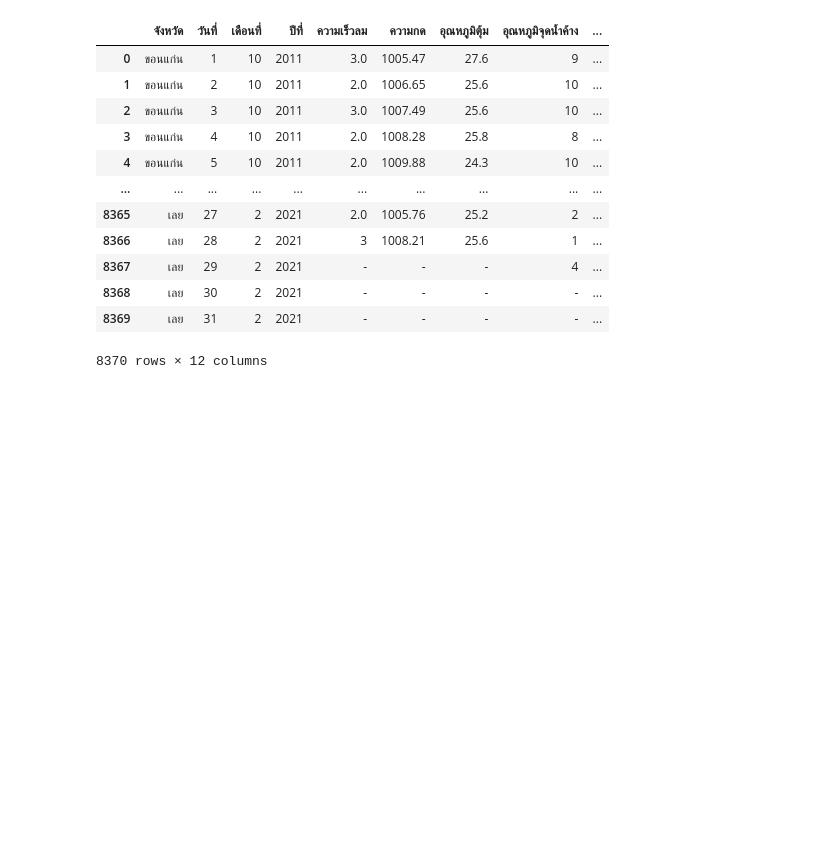
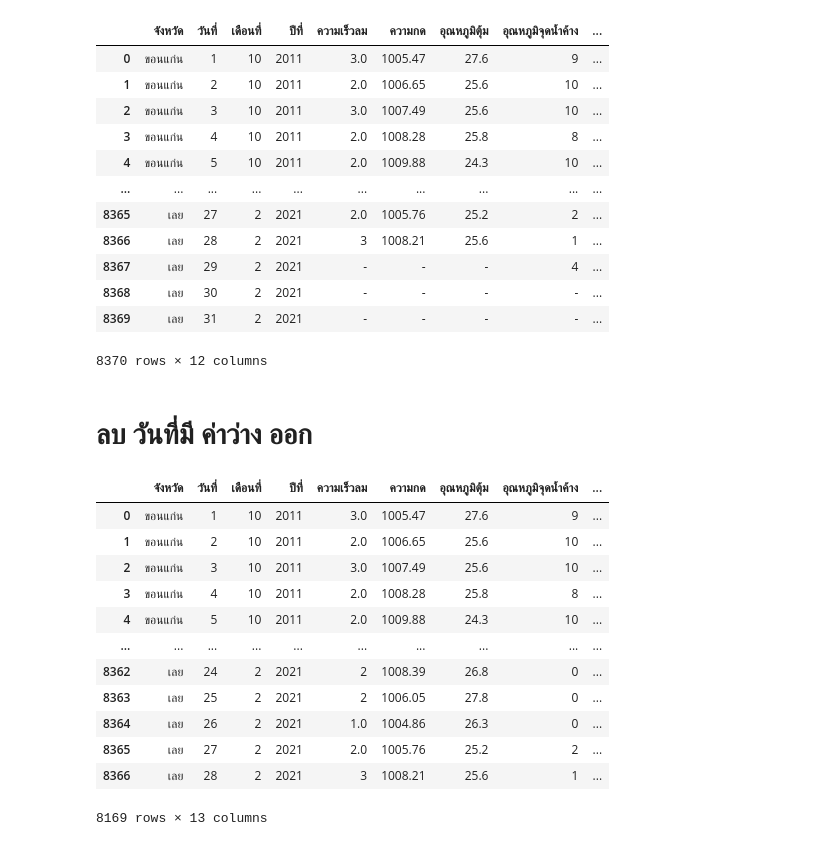
Before and after one commit to Nattakonjpg/bsc_dpbm22, a Jupyter notebook: [data3]_กรมอุตุ_.ipynb, the cells around one changed output. Saved outputs shown, nothing was run; the diff lists cells and outputs as text; code cells hidden in the pictures; blank space fills up the shorter version.

```diff
--- a/[data3]_กรมอุตุ_.ipynb
+++ b/[data3]_กรมอุตุ_.ipynb
@@ -1165,3 +1197,5 @@ merge7
 | 8368 | เลย | 30 | 2 | 2021 | - | - | - | - | ... |
 | 8369 | เลย | 31 | 2 | 2021 | - | - | - | - | ... |
 8370 rows × 12 columns
+# %% [markdown]
+# ลบ วันที่มี ค่าว่าง ออก
@@ -1167,0 +1206,20 @@ merge7
+# %%
+cols=["ปีที่","เดือนที่","วันที่"]
+merge7['date'] = merge7[cols].apply(lambda x: '-'.join(x.values.astype(str)), axis="columns")
+merge7['date'] = pd.to_datetime(merge7['date'], errors='coerce')
+mergefinal = merge7.dropna(subset=['date'])
+mergefinal
+# %% [output]
+|  | จังหวัด | วันที่ | เดือนที่ | ปีที่ | ความเร็วลม | ความกด | อุณหภูมิตุ้ม | อุณหภูมิจุดน้ำค้าง | ... |
+| 0 | ขอนแก่น | 1 | 10 | 2011 | 3.0 | 1005.47 | 27.6 | 9 | ... |
+| 1 | ขอนแก่น | 2 | 10 | 2011 | 2.0 | 1006.65 | 25.6 | 10 | ... |
+| 2 | ขอนแก่น | 3 | 10 | 2011 | 3.0 | 1007.49 | 25.6 | 10 | ... |
+| 3 | ขอนแก่น | 4 | 10 | 2011 | 2.0 | 1008.28 | 25.8 | 8 | ... |
+| 4 | ขอนแก่น | 5 | 10 | 2011 | 2.0 | 1009.88 | 24.3 | 10 | ... |
+| ... | ... | ... | ... | ... | ... | ... | ... | ... | ... |
+| 8362 | เลย | 24 | 2 | 2021 | 2 | 1008.39 | 26.8 | 0 | ... |
+| 8363 | เลย | 25 | 2 | 2021 | 2 | 1006.05 | 27.8 | 0 | ... |
+| 8364 | เลย | 26 | 2 | 2021 | 1.0 | 1004.86 | 26.3 | 0 | ... |
+| 8365 | เลย | 27 | 2 | 2021 | 2.0 | 1005.76 | 25.2 | 2 | ... |
+| 8366 | เลย | 28 | 2 | 2021 | 3 | 1008.21 | 25.6 | 1 | ... |
+8169 rows × 13 columns
```
Also changed, not shown: parts of 10 cells of this notebook.
